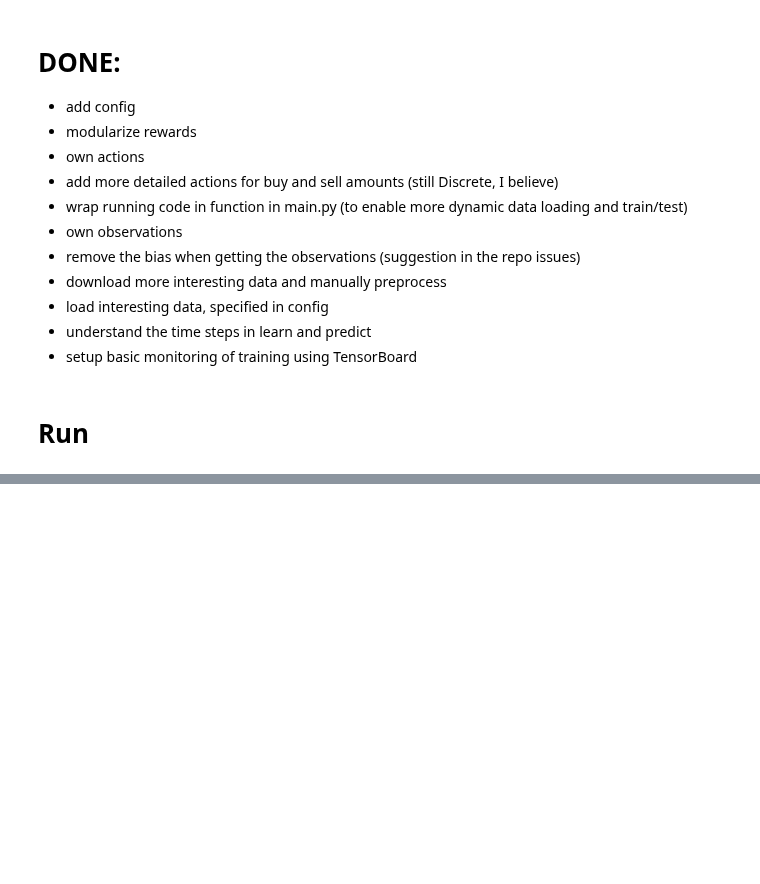
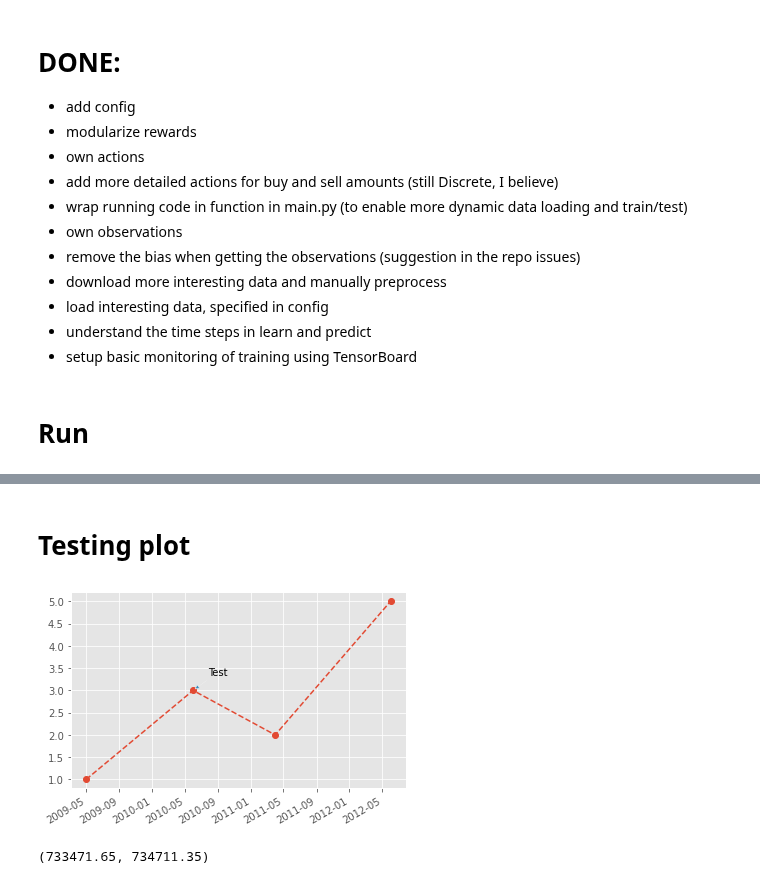
Before and after one commit to perjonasam/dunderbot, a Jupyter notebook: Playground.ipynb, the cells around one changed output, grey strips where cells are left out. Drawn from its saved outputs; the diff is of its cells as text; code cells hidden in the pictures; blank space fills up the shorter version.

```diff
--- a/Playground.ipynb
+++ b/Playground.ipynb
@@ -90,0 +110,25 @@ Wall time: 5.53 s
+# %% [markdown]
+# Testing plot
+# %%
+import datetime as dt
+import matplotlib.pyplot as plt
+import matplotlib.dates as mdates
+
+x = [dt.datetime(2009, 5, 1), dt.datetime(2010, 6, 1),
+     dt.datetime(2011, 4, 1), dt.datetime(2012, 6, 1)]
+y = [1, 3, 2, 5]
+
+fig, ax = plt.subplots()
+ax.plot_date(mdates.date2num(x), y, linestyle='--')
+
+ax.annotate('Test', (mdates.date2num(x[1]), y[1]), xytext=(15, 15),
+            textcoords='offset points', arrowprops=dict(arrowstyle='-|>'))
+
+fig.autofmt_xdate()
+plt.show()
+# %% [output]
+[figure, added]
+# %%
+ax.get_xlim()
+# %% [output]
+(733471.65, 734711.35)
```
Also changed, not shown: parts of 4 cells of this notebook, 2 other files.
